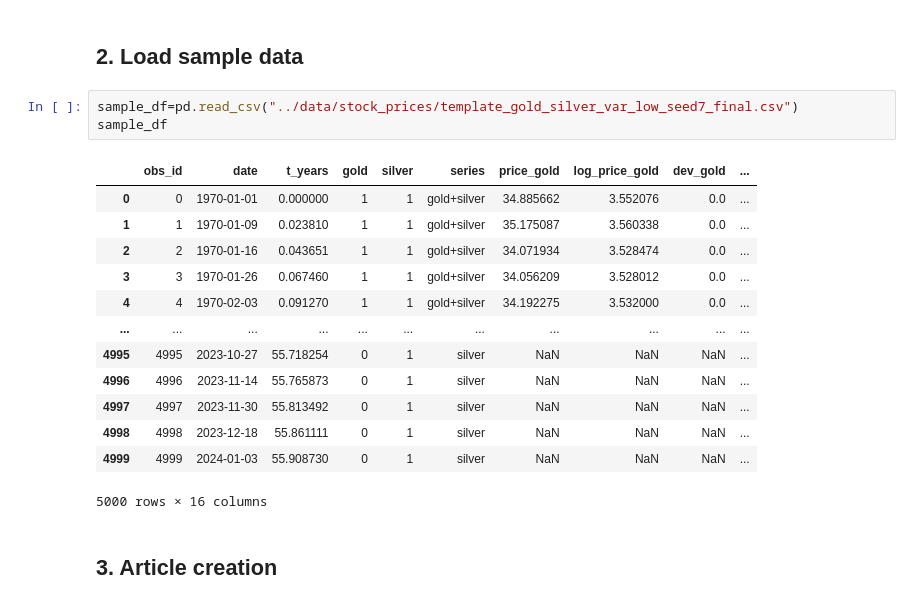
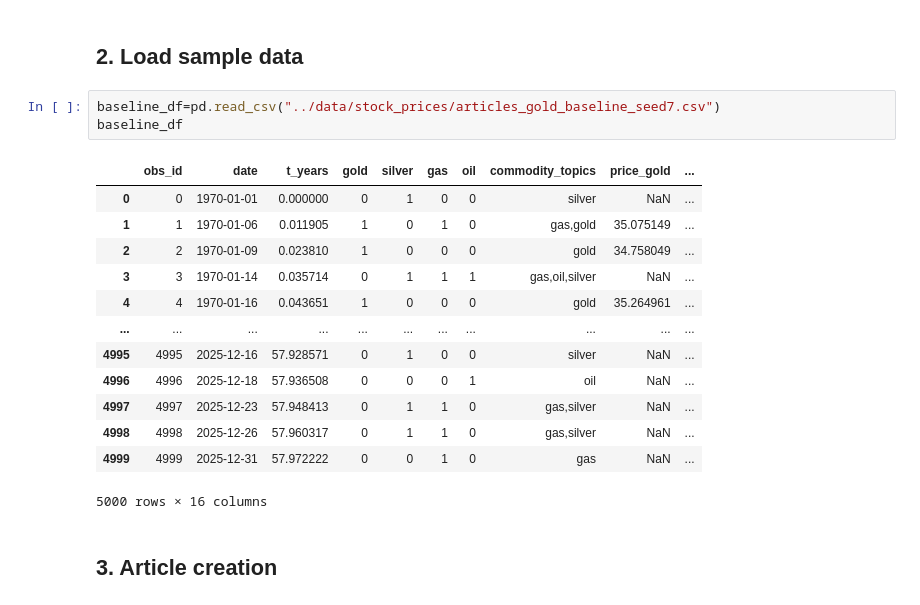
Before and after one commit to DataandAIReseach/LabelFusion, a Jupyter notebook: data_gen/article_creation test.ipynb, the cells around one changed output. Drawn from its saved outputs; the diff is of its cells as text.

Commit message:
feat(data_gen/data_gen.ipynb): article creation finished

```diff
--- a/data_gen/article_creation test.ipynb
+++ b/data_gen/article_creation test.ipynb
@@ -7,21 +7,21 @@ import pandas as pd
 # %% [markdown]
 ## 2. Load sample data
 # %%
-sample_df=pd.read_csv("../data/stock_prices/template_gold_silver_var_low_seed7_final.csv")
-sample_df
+baseline_df=pd.read_csv("../data/stock_prices/articles_gold_baseline_seed7.csv")
+baseline_df
 # %% [output]
-|  | obs_id | date | t_years | gold | silver | series | price_gold | log_price_gold | dev_gold | ... |
-| 0 | 0 | 1970-01-01 | 0.000000 | 1 | 1 | gold+silver | 34.885662 | 3.552076 | 0.0 | ... |
-| 1 | 1 | 1970-01-09 | 0.023810 | 1 | 1 | gold+silver | 35.175087 | 3.560338 | 0.0 | ... |
-| 2 | 2 | 1970-01-16 | 0.043651 | 1 | 1 | gold+silver | 34.071934 | 3.528474 | 0.0 | ... |
-| 3 | 3 | 1970-01-26 | 0.067460 | 1 | 1 | gold+silver | 34.056209 | 3.528012 | 0.0 | ... |
-| 4 | 4 | 1970-02-03 | 0.091270 | 1 | 1 | gold+silver | 34.192275 | 3.532000 | 0.0 | ... |
+|  | obs_id | date | t_years | gold | silver | gas | oil | commodity_topics | price_gold | ... |
+| 0 | 0 | 1970-01-01 | 0.000000 | 0 | 1 | 0 | 0 | silver | NaN | ... |
+| 1 | 1 | 1970-01-06 | 0.011905 | 1 | 0 | 1 | 0 | gas,gold | 35.075149 | ... |
+| 2 | 2 | 1970-01-09 | 0.023810 | 1 | 0 | 0 | 0 | gold | 34.758049 | ... |
+| 3 | 3 | 1970-01-14 | 0.035714 | 0 | 1 | 1 | 1 | gas,oil,silver | NaN | ... |
+| 4 | 4 | 1970-01-16 | 0.043651 | 1 | 0 | 0 | 0 | gold | 35.264961 | ... |
 | ... | ... | ... | ... | ... | ... | ... | ... | ... | ... | ... |
-| 4995 | 4995 | 2023-10-27 | 55.718254 | 0 | 1 | silver | NaN | NaN | NaN | ... |
-| 4996 | 4996 | 2023-11-14 | 55.765873 | 0 | 1 | silver | NaN | NaN | NaN | ... |
-| 4997 | 4997 | 2023-11-30 | 55.813492 | 0 | 1 | silver | NaN | NaN | NaN | ... |
-| 4998 | 4998 | 2023-12-18 | 55.861111 | 0 | 1 | silver | NaN | NaN | NaN | ... |
-| 4999 | 4999 | 2024-01-03 | 55.908730 | 0 | 1 | silver | NaN | NaN | NaN | ... |
+| 4995 | 4995 | 2025-12-16 | 57.928571 | 0 | 1 | 0 | 0 | silver | NaN | ... |
+| 4996 | 4996 | 2025-12-18 | 57.936508 | 0 | 0 | 0 | 1 | oil | NaN | ... |
+| 4997 | 4997 | 2025-12-23 | 57.948413 | 0 | 1 | 1 | 0 | gas,silver | NaN | ... |
+| 4998 | 4998 | 2025-12-26 | 57.960317 | 0 | 1 | 1 | 0 | gas,silver | NaN | ... |
+| 4999 | 4999 | 2025-12-31 | 57.972222 | 0 | 0 | 1 | 0 | gas | NaN | ... |
 5000 rows × 16 columns
 # %% [markdown]
 ## 3. Article creation
```
Also changed, not shown: parts of 5 cells of this notebook, 1 other file.
